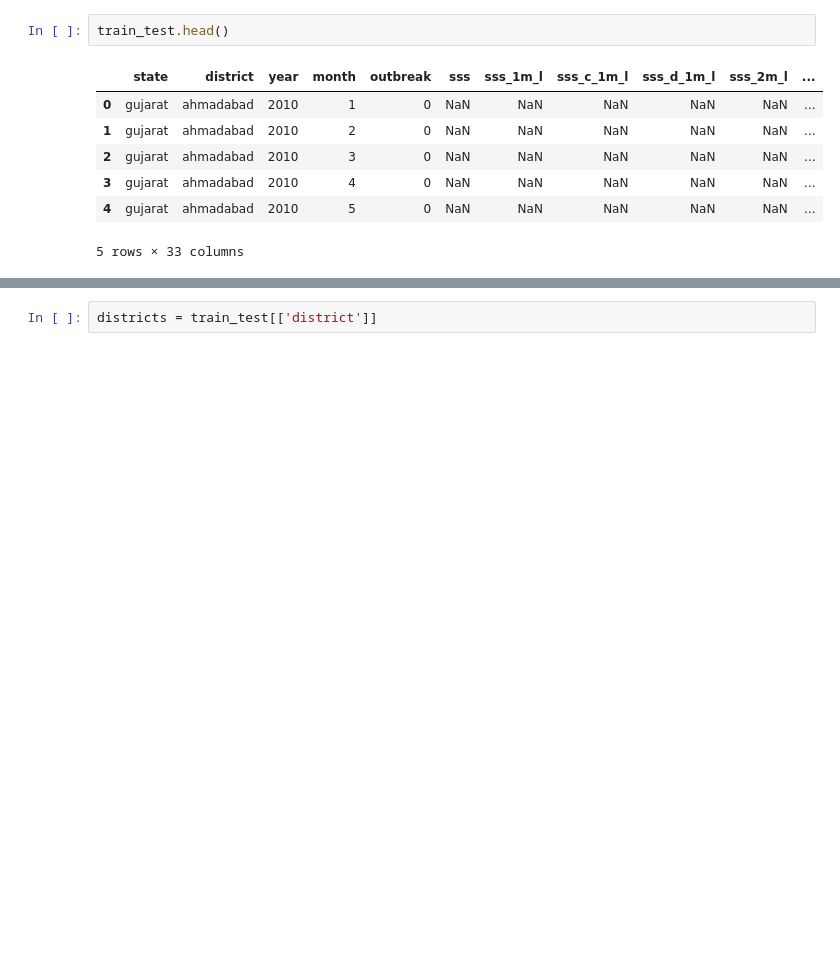
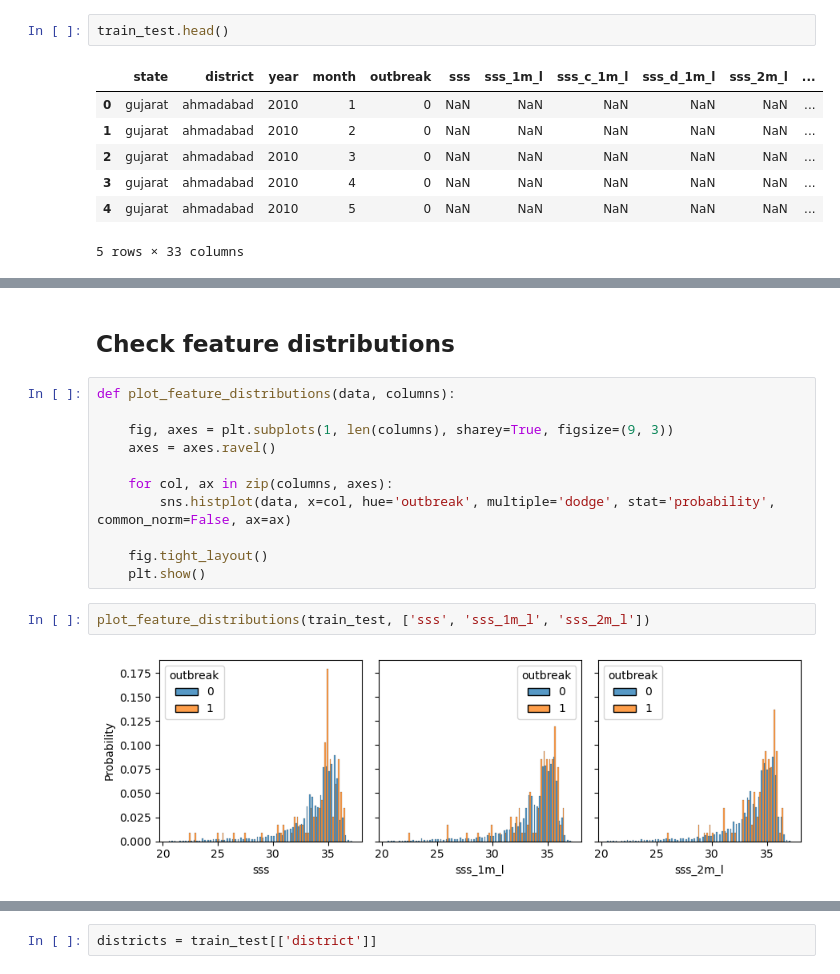
Before and after one commit to alexvmt/cholera_risk_modeling, a Jupyter notebook: 5_modeling/modeling.ipynb, the cells around one changed output, grey strips where cells are left out. Drawn from its saved outputs; the diff is of its cells as text; blank space fills up the shorter version.

Commit message:
check feature distributions

```diff
--- a/5_modeling/modeling.ipynb
+++ b/5_modeling/modeling.ipynb
@@ -70,0 +91,17 @@ train_test.shape
+# %% [markdown]
+## Check feature distributions
+# %%
+def plot_feature_distributions(data, columns):
+
+    fig, axes = plt.subplots(1, len(columns), sharey=True, figsize=(9, 3))
+    axes = axes.ravel()
+
+    for col, ax in zip(columns, axes):
+        sns.histplot(data, x=col, hue='outbreak', multiple='dodge', stat='probability', common_norm=False, ax=ax)
+
+    fig.tight_layout()
+    plt.show()
+# %%
+plot_feature_distributions(train_test, ['sss', 'sss_1m_l', 'sss_2m_l'])
+# %% [output]
+[figure, added]
```
Also changed, not shown: parts of 48 cells of this notebook.
